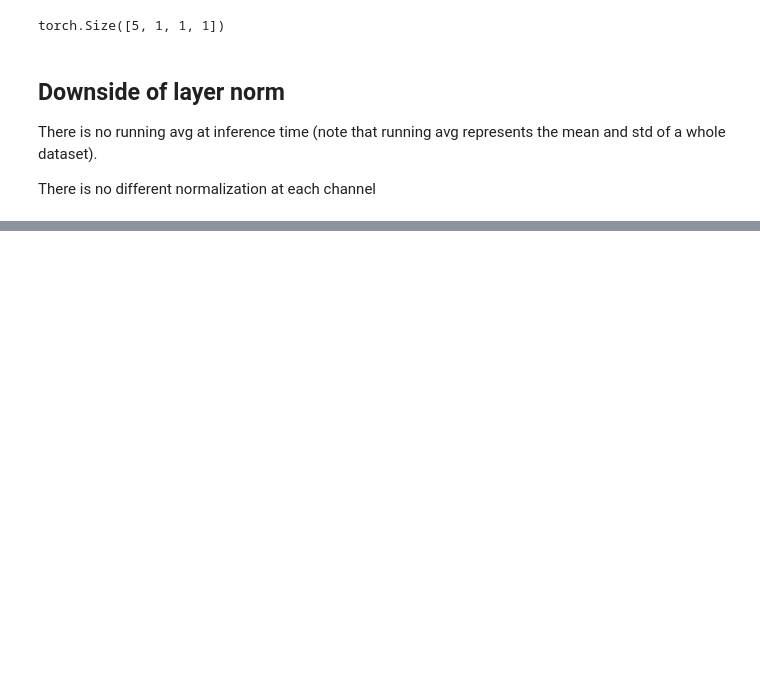
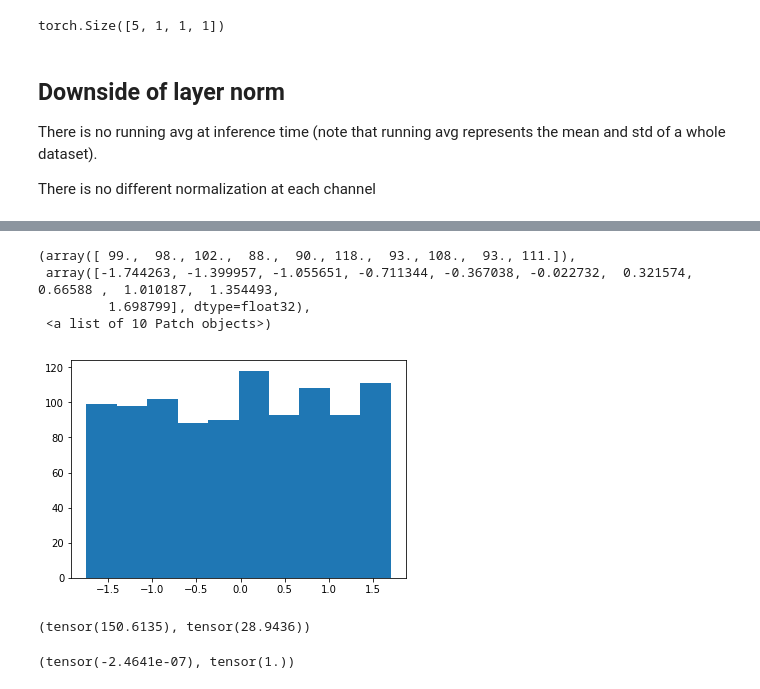
Before and after one commit to anhquan0412/fastai_v3p1, a Jupyter notebook: part_2/batchnorm.ipynb, the cells around one changed output, grey strips where cells are left out. Cells and saved outputs as stored; diff of their text form; code cells hidden in the pictures; blank space fills up the shorter version.

```diff
--- a/part_2/batchnorm.ipynb
+++ b/part_2/batchnorm.ipynb
@@ -312,0 +428,12 @@ learn,run = get_learn_run(nfs, data, 0.4, conv_ln, cbs=cbfs)
+# %%
+plt.hist( (temp-temp.mean()) /temp.std())
+# %% [output]
+(array([ 99.,  98., 102.,  88.,  90., 118.,  93., 108.,  93., 111.]),
+ array([-1.744263, -1.399957, -1.055651, -0.711344, -0.367038, -0.022732,  0.321574,  0.66588 ,  1.010187,  1.354493,
+         1.698799], dtype=float32),
+ <a list of 10 Patch objects>)
+[figure, added]
+# %%
+temp.mean(),temp.std()
+# %% [output]
+(tensor(150.6135), tensor(28.9436))
@@ -312,0 +442,4 @@ learn,run = get_learn_run(nfs, data, 0.4, conv_ln, cbs=cbfs)
+# %%
+temp_norm.mean(),temp_norm.std()
+# %% [output]
+(tensor(-2.4641e-07), tensor(1.))
```
Also changed, not shown: parts of 54 cells of this notebook, 2 other files.
